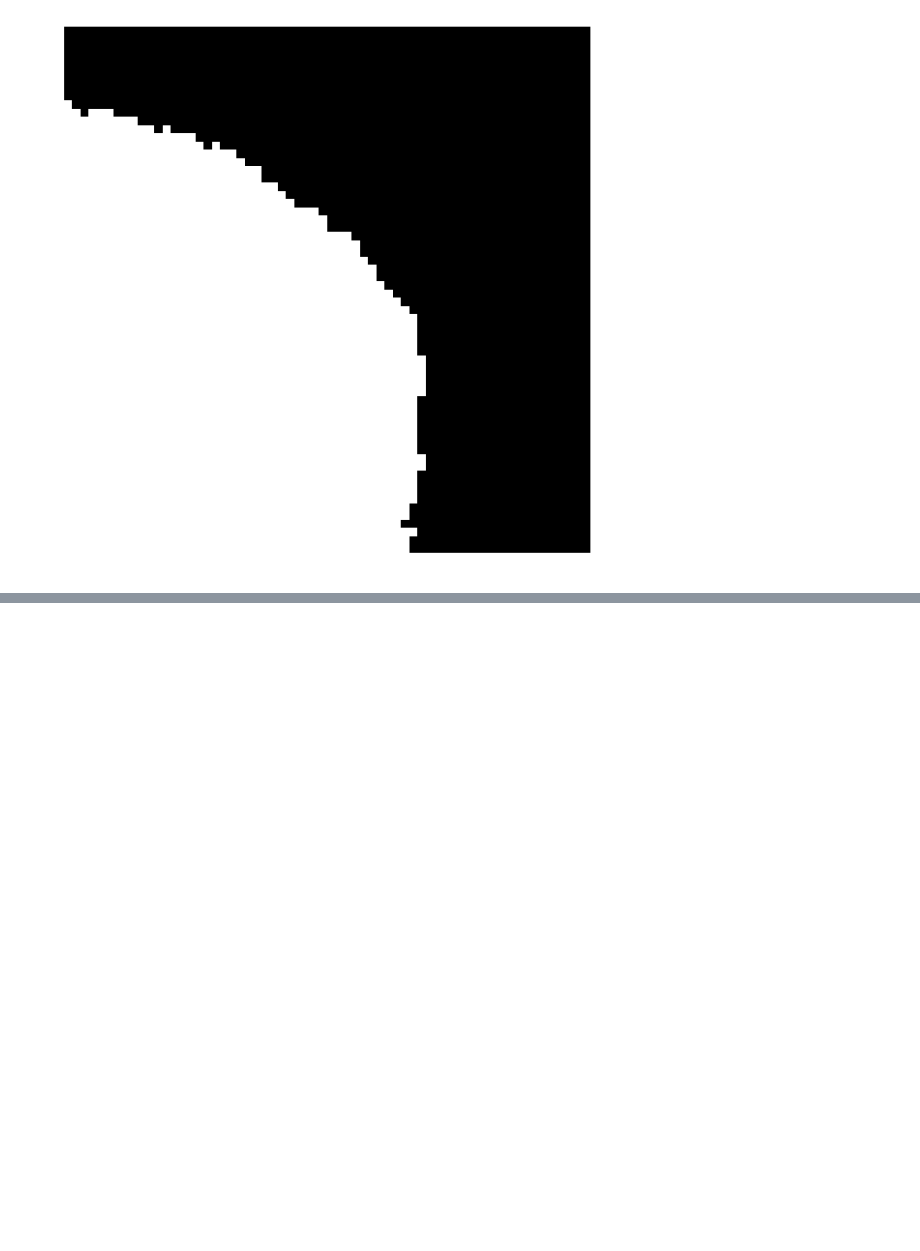
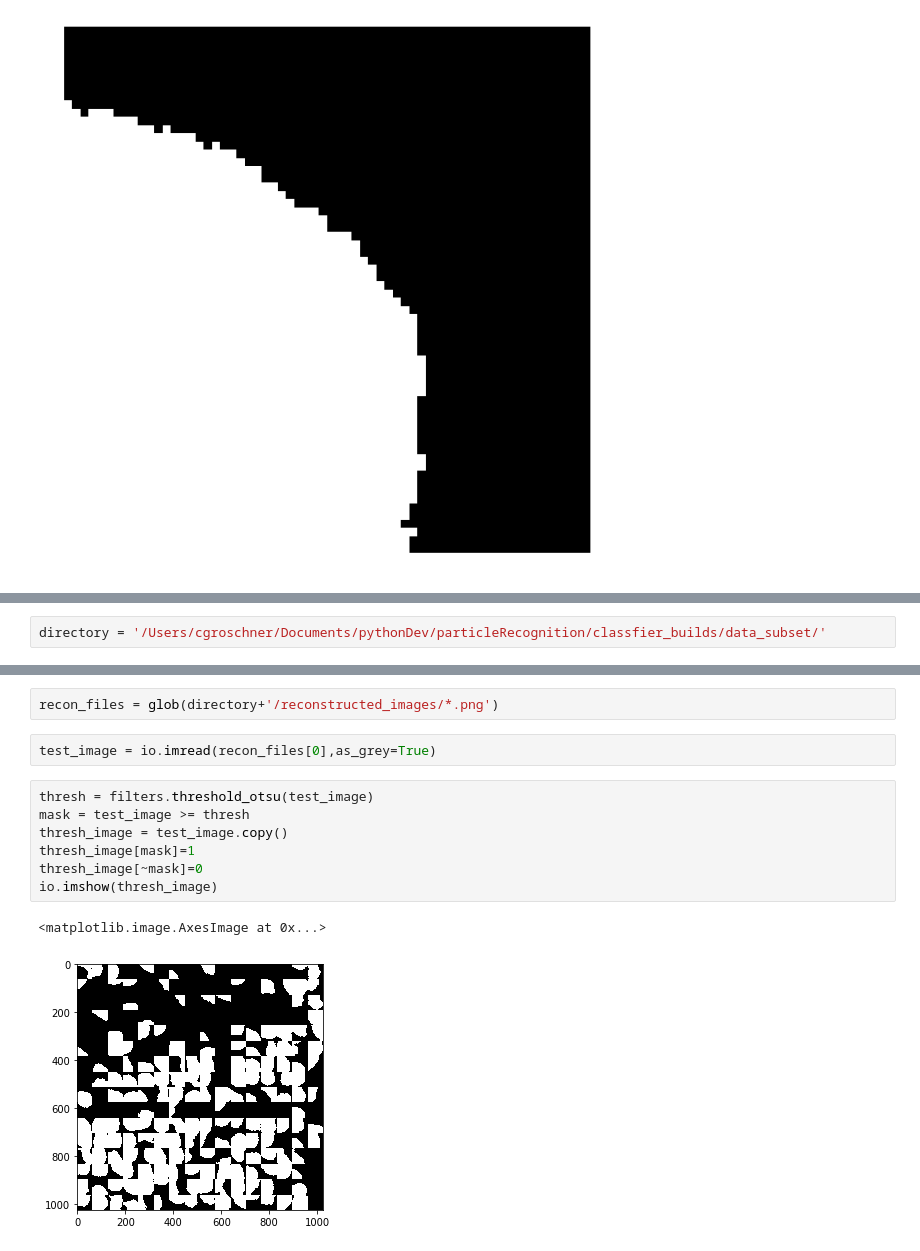
Before and after one commit to sbarton272/particleRecognition, a Jupyter notebook: classfier_builds/CNN_Build_2.ipynb, the cells around one changed output, grey strips where cells are left out. Saved outputs shown, nothing was run; the diff lists cells and outputs as text; blank space fills up the shorter version.

```diff
--- a/classfier_builds/CNN_Build_2.ipynb
+++ b/classfier_builds/CNN_Build_2.ipynb
@@ -466,0 +1008,2 @@ imm(thres_img)
+# %%
+directory = '/Users/cgroschner/Documents/pythonDev/particleRecognition/classfier_builds/data_subset/'
@@ -466,0 +1131,14 @@ imm(thres_img)
+# %%
+recon_files = glob(directory+'/reconstructed_images/*.png')
+# %%
+test_image = io.imread(recon_files[0],as_grey=True)
+# %%
+thresh = filters.threshold_otsu(test_image)
+mask = test_image >= thresh
+thresh_image = test_image.copy()
+thresh_image[mask]=1
+thresh_image[~mask]=0
+io.imshow(thresh_image)
+# %% [output]
+<matplotlib.image.AxesImage at 0x...>
+[figure, added]
```
Also changed, not shown: parts of 76 cells of this notebook, 7 other files.
